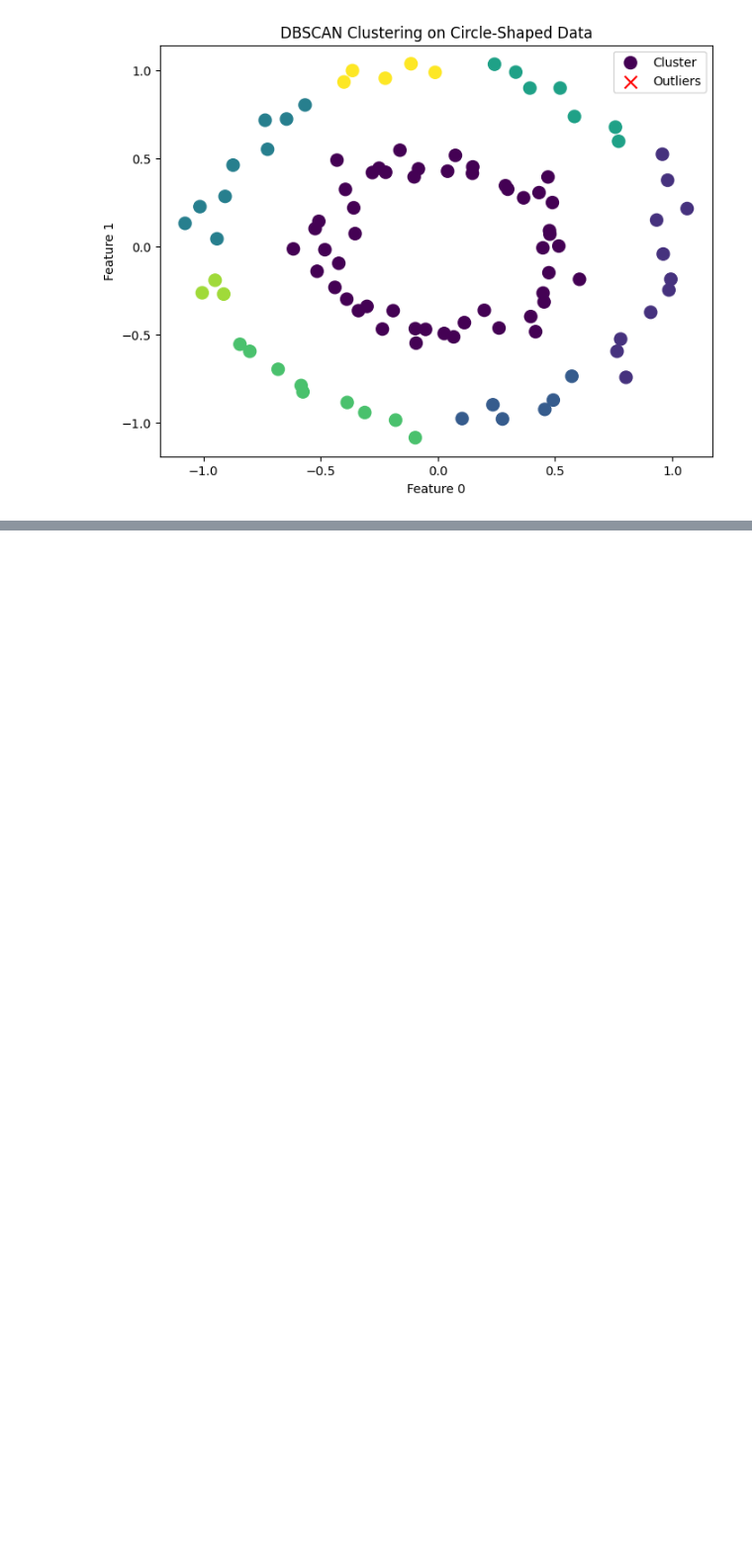
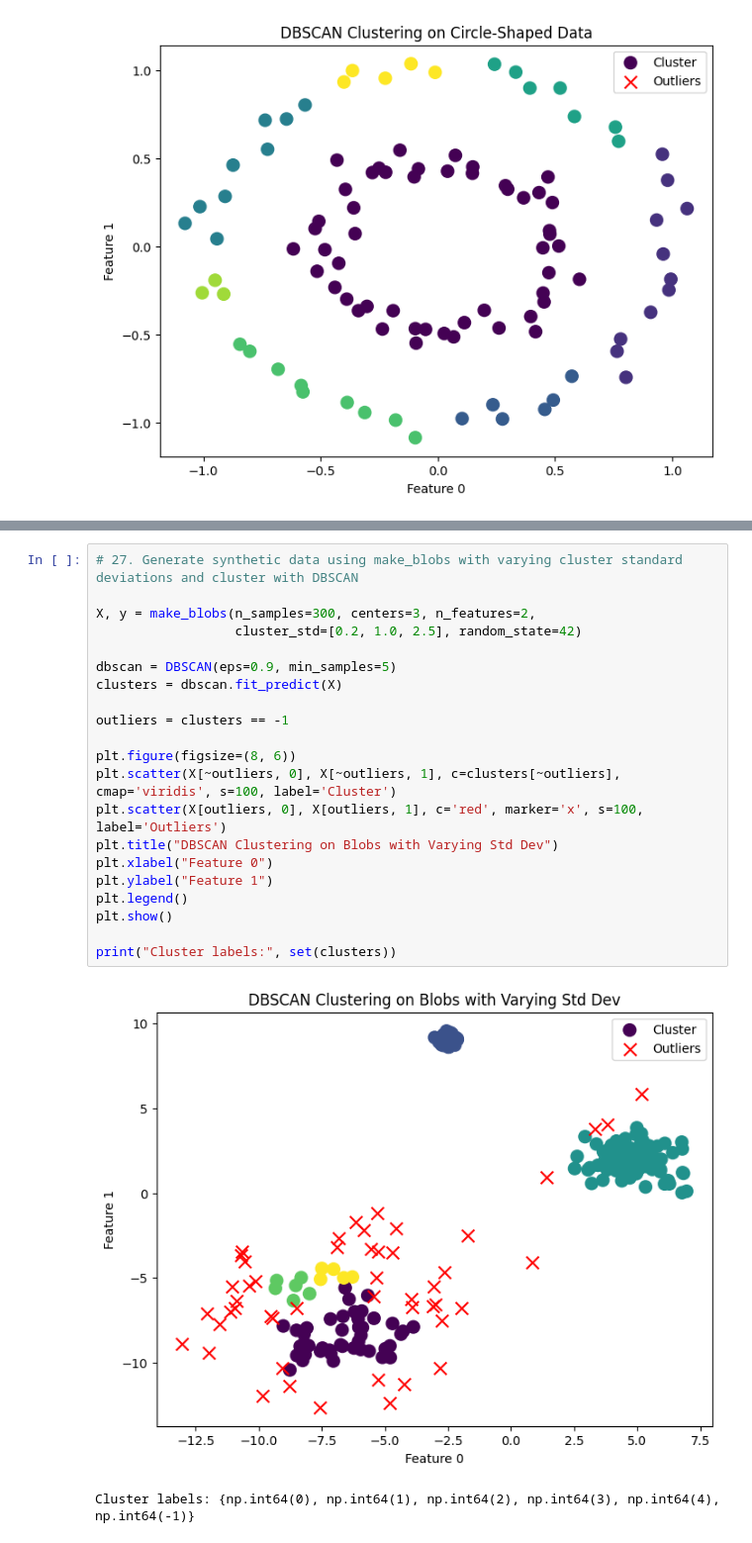
Before and after one commit to fp05107/PW_Skills_Assignments, a Jupyter notebook: Milestone_3_MachineLearning/week_11/Clustering_Assignment.ipynb, the cells around one changed output, grey strips where cells are left out. Shown at 99% size. Cells and saved outputs as stored; diff of their text form; blank space fills up the shorter version.

Commit message:
Clustering assignment done

```diff
--- a/Milestone_3_MachineLearning/week_11/Clustering_Assignment.ipynb
+++ b/Milestone_3_MachineLearning/week_11/Clustering_Assignment.ipynb
@@ -462,0 +497,24 @@ plt.show()
+# %%
+# 27. Generate synthetic data using make_blobs with varying cluster standard deviations and cluster with DBSCAN
+
+X, y = make_blobs(n_samples=300, centers=3, n_features=2,
+                  cluster_std=[0.2, 1.0, 2.5], random_state=42)
+
+dbscan = DBSCAN(eps=0.9, min_samples=5)
+clusters = dbscan.fit_predict(X)
+
+outliers = clusters == -1
+
+plt.figure(figsize=(8, 6))
+plt.scatter(X[~outliers, 0], X[~outliers, 1], c=clusters[~outliers], cmap='viridis', s=100, label='Cluster')
+plt.scatter(X[outliers, 0], X[outliers, 1], c='red', marker='x', s=100, label='Outliers')
+plt.title("DBSCAN Clustering on Blobs with Varying Std Dev")
+plt.xlabel("Feature 0")
+plt.ylabel("Feature 1")
+plt.legend()
+plt.show()
+
+print("Cluster labels:", set(clusters))
+# %% [output]
+[figure, added]
+Cluster labels: {np.int64(0), np.int64(1), np.int64(2), np.int64(3), np.int64(4), np.int64(-1)}
```
Also changed, not shown: parts of 27 cells of this notebook, 1 other file.
